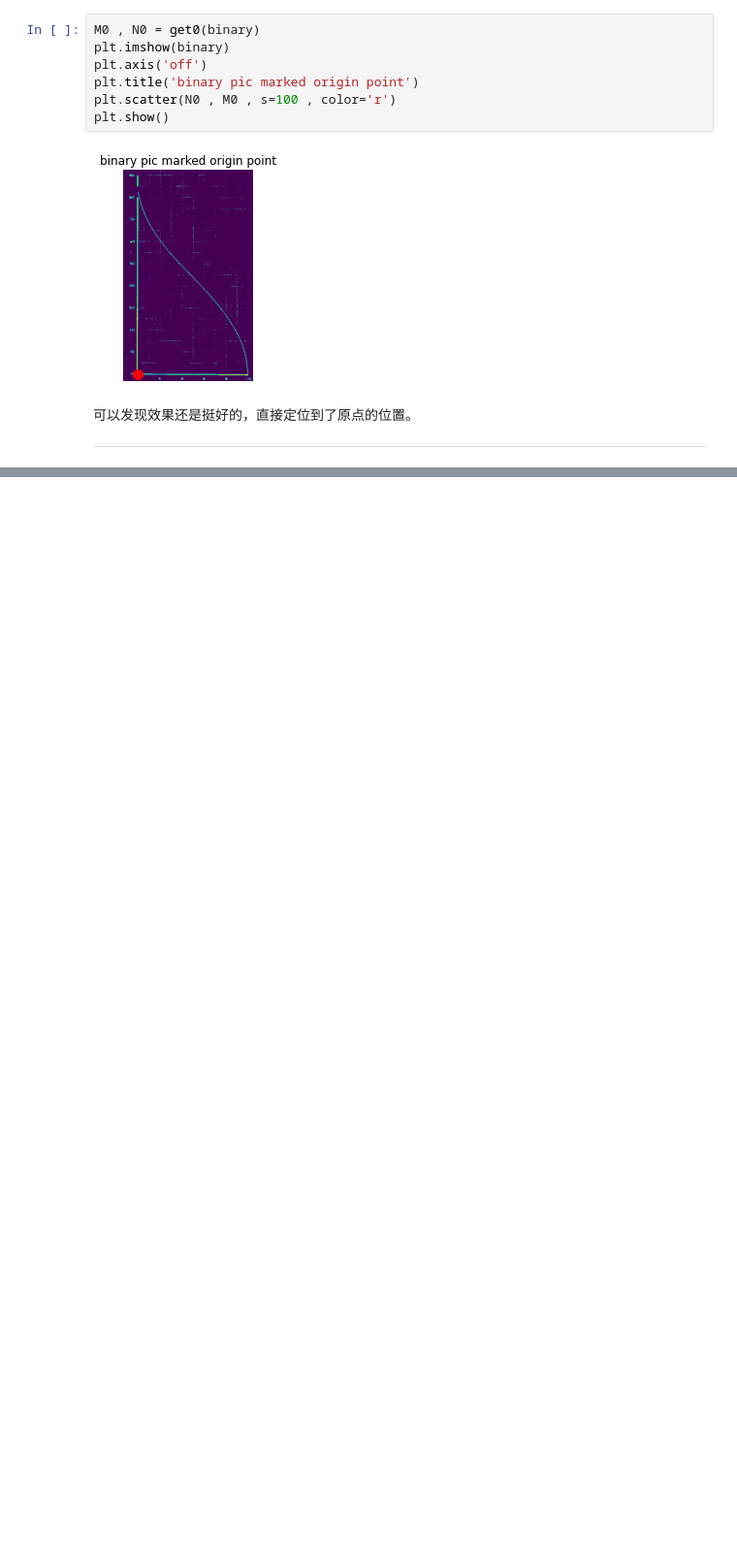
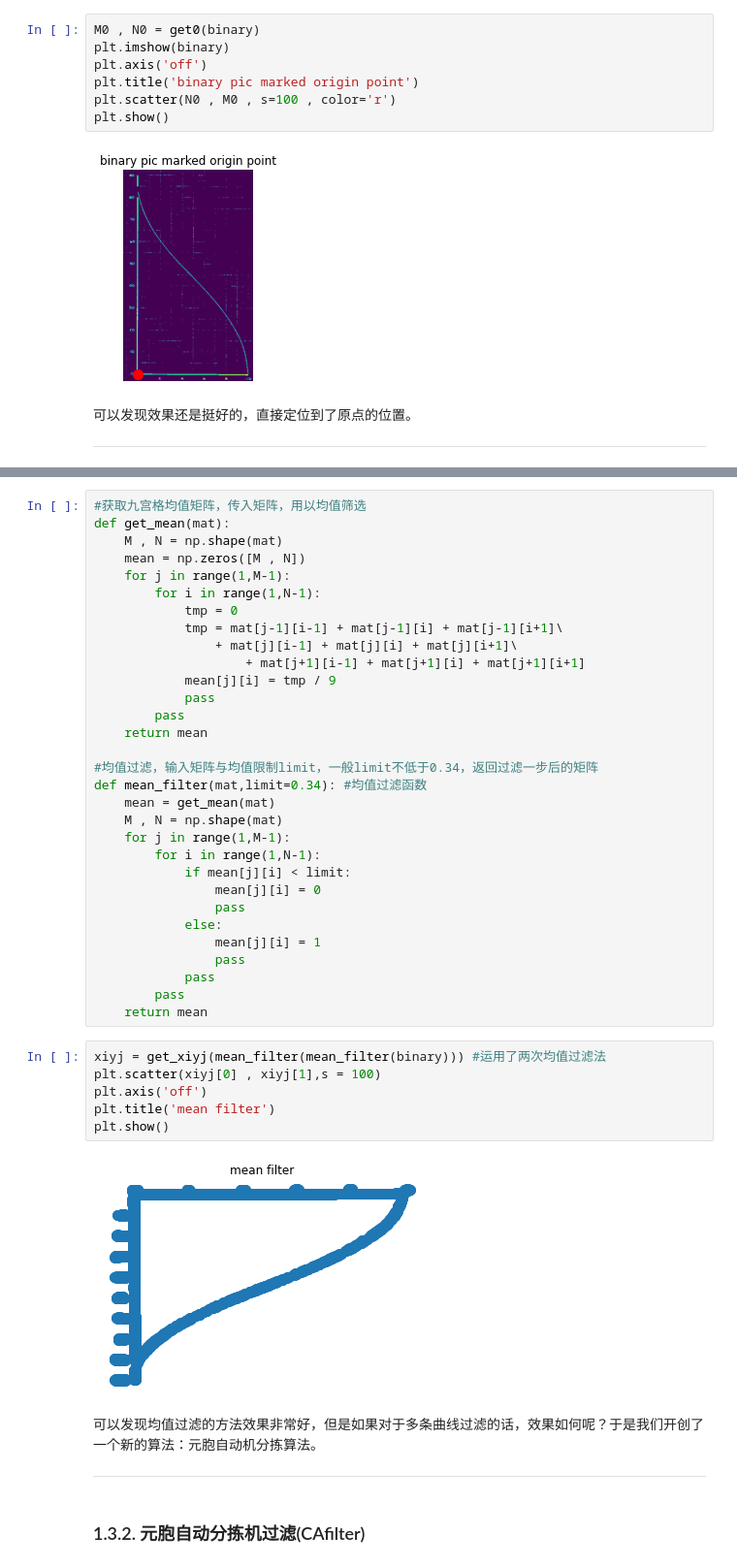
Before and after one commit to cherose2004/learning, a Jupyter notebook: project/Flight Simulation/homework/ProjectTeam1.ipynb, the cells around one changed output, grey strips where cells are left out. Shown at 97% size. Drawn from its saved outputs; the diff is of its cells as text; blank space fills up the shorter version.

```diff
--- a/project/Flight Simulation/homework/ProjectTeam1.ipynb
+++ b/project/Flight Simulation/homework/ProjectTeam1.ipynb
@@ -512,0 +632,45 @@ plt.show()
+# %%
+#获取九宫格均值矩阵，传入矩阵，用以均值筛选
+def get_mean(mat):
+    M , N = np.shape(mat)
+    mean = np.zeros([M , N])
+    for j in range(1,M-1):
+        for i in range(1,N-1):
+            tmp = 0
+            tmp = mat[j-1][i-1] + mat[j-1][i] + mat[j-1][i+1]\
+                + mat[j][i-1] + mat[j][i] + mat[j][i+1]\
+                    + mat[j+1][i-1] + mat[j+1][i] + mat[j+1][i+1]
+            mean[j][i] = tmp / 9
+            pass
+        pass
+    return mean
+
+#均值过滤，输入矩阵与均值限制limit，一般limit不低于0.34，返回过滤一步后的矩阵
+def mean_filter(mat,limit=0.34): #均值过滤函数
+    mean = get_mean(mat)
+    M , N = np.shape(mat)
+    for j in range(1,M-1):
+        for i in range(1,N-1):
+            if mean[j][i] < limit:
+                mean[j][i] = 0
+                pass
+            else:
+                mean[j][i] = 1
+                pass
+            pass
+        pass
+    return mean
+# %%
+xiyj = get_xiyj(mean_filter(mean_filter(binary))) #运用了两次均值过滤法
+plt.scatter(xiyj[0] , xiyj[1],s = 100)
+plt.axis('off')
+plt.title('mean filter')
+plt.show()
+# %% [output]
+[figure, added]
+# %% [markdown]
+可以发现均值过滤的方法效果非常好，但是如果对于多条曲线过滤的话，效果如何呢？于是我们开创了一个新的算法：元胞自动机分拣算法。
+
+---
+# %% [markdown]
+### 1.3.2. 元胞自动分拣机过滤(CAfilter)
```
Also changed, not shown: parts of 8 cells of this notebook.
